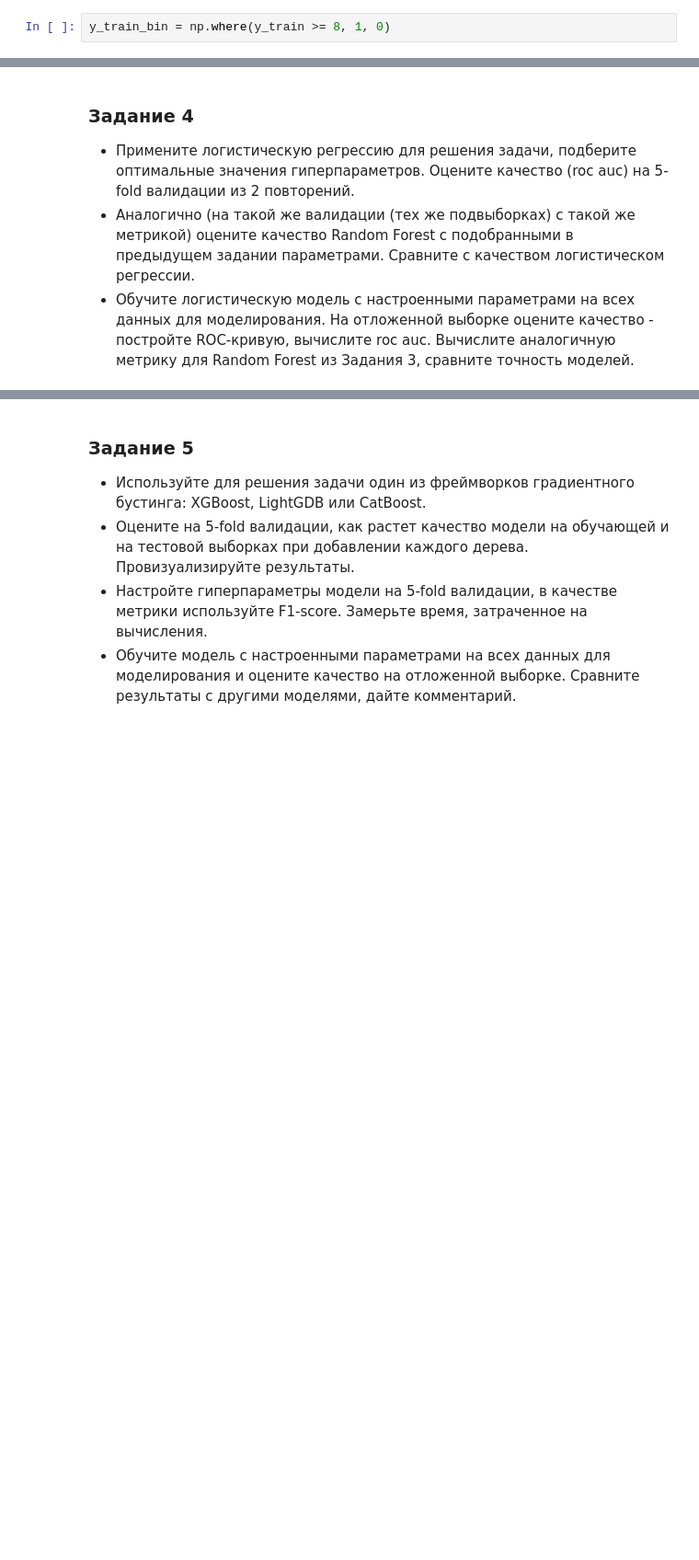
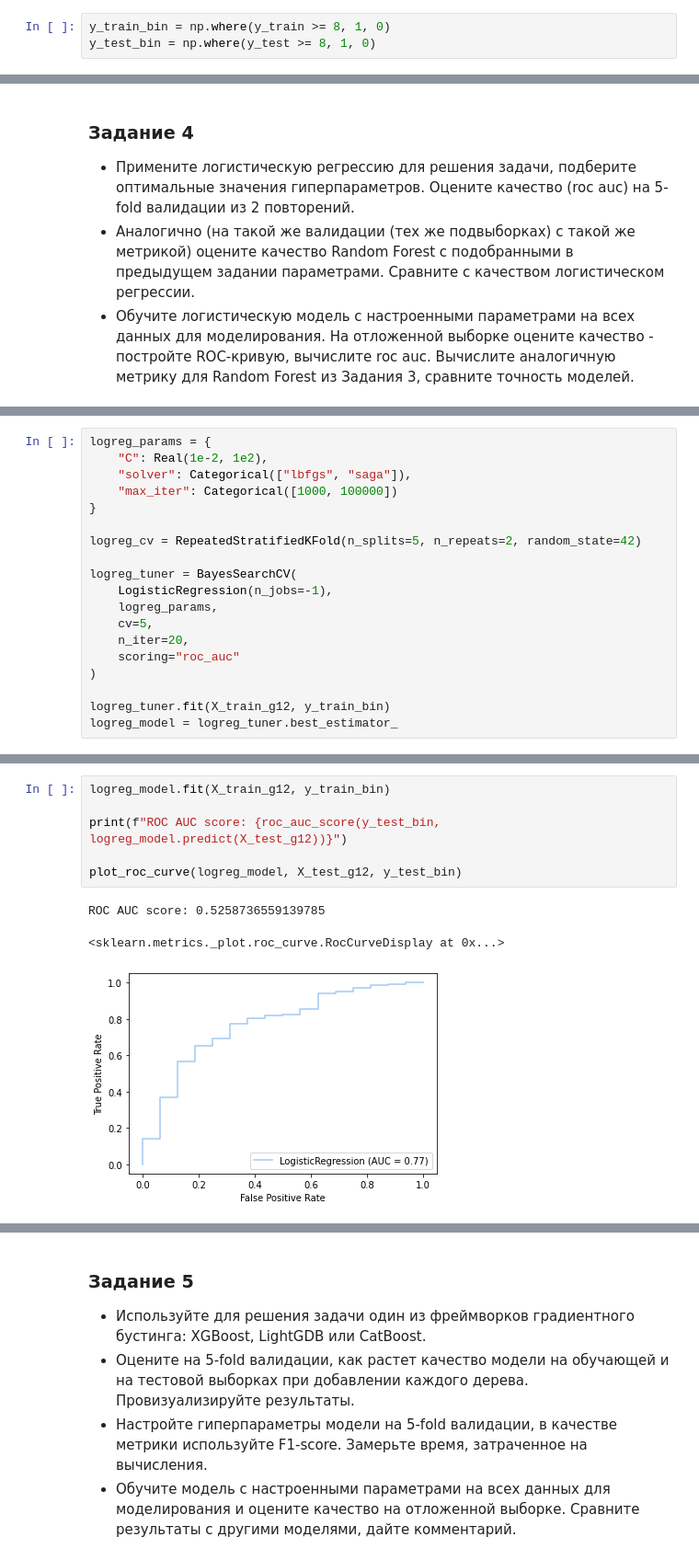
Before and after one commit to asbabiy/IAD-ML, a Jupyter notebook: Lab_3.Supervised_Learning.ipynb, the cells around one changed output, grey strips where cells are left out. Shown at 92% size. Saved outputs shown, nothing was run; the diff lists cells and outputs as text; blank space fills up the shorter version.

```diff
--- a/Lab_3.Supervised_Learning.ipynb
+++ b/Lab_3.Supervised_Learning.ipynb
@@ -555,4 +586,5 @@ from sklearn.model_selection import cross_validate, RepeatedStratifiedKFold, Gri
 # %%
 y_train_bin = np.where(y_train >= 8, 1, 0)
+y_test_bin = np.where(y_test >= 8, 1, 0)
 # %%
 tree = DecisionTreeClassifier(max_depth=5)
@@ -653,0 +731,19 @@ plt.show()
+# %%
+logreg_params = {
+    "C": Real(1e-2, 1e2),
+    "solver": Categorical(["lbfgs", "saga"]),
+    "max_iter": Categorical([1000, 100000])
+}
+
+logreg_cv = RepeatedStratifiedKFold(n_splits=5, n_repeats=2, random_state=42)
+
+logreg_tuner = BayesSearchCV(
+    LogisticRegression(n_jobs=-1),
+    logreg_params,
+    cv=5,
+    n_iter=20,
+    scoring="roc_auc"
+)
+
+logreg_tuner.fit(X_train_g12, y_train_bin)
+logreg_model = logreg_tuner.best_estimator_
@@ -653,0 +766,10 @@ plt.show()
+# %%
+logreg_model.fit(X_train_g12, y_train_bin)
+
+print(f"ROC AUC score: {roc_auc_score(y_test_bin, logreg_model.predict(X_test_g12))}")
+
+plot_roc_curve(logreg_model, X_test_g12, y_test_bin)
+# %% [output]
+ROC AUC score: 0.5258736559139785
+<sklearn.metrics._plot.roc_curve.RocCurveDisplay at 0x...>
+[figure, added]
```
Also changed, not shown: parts of 41 cells of this notebook.
